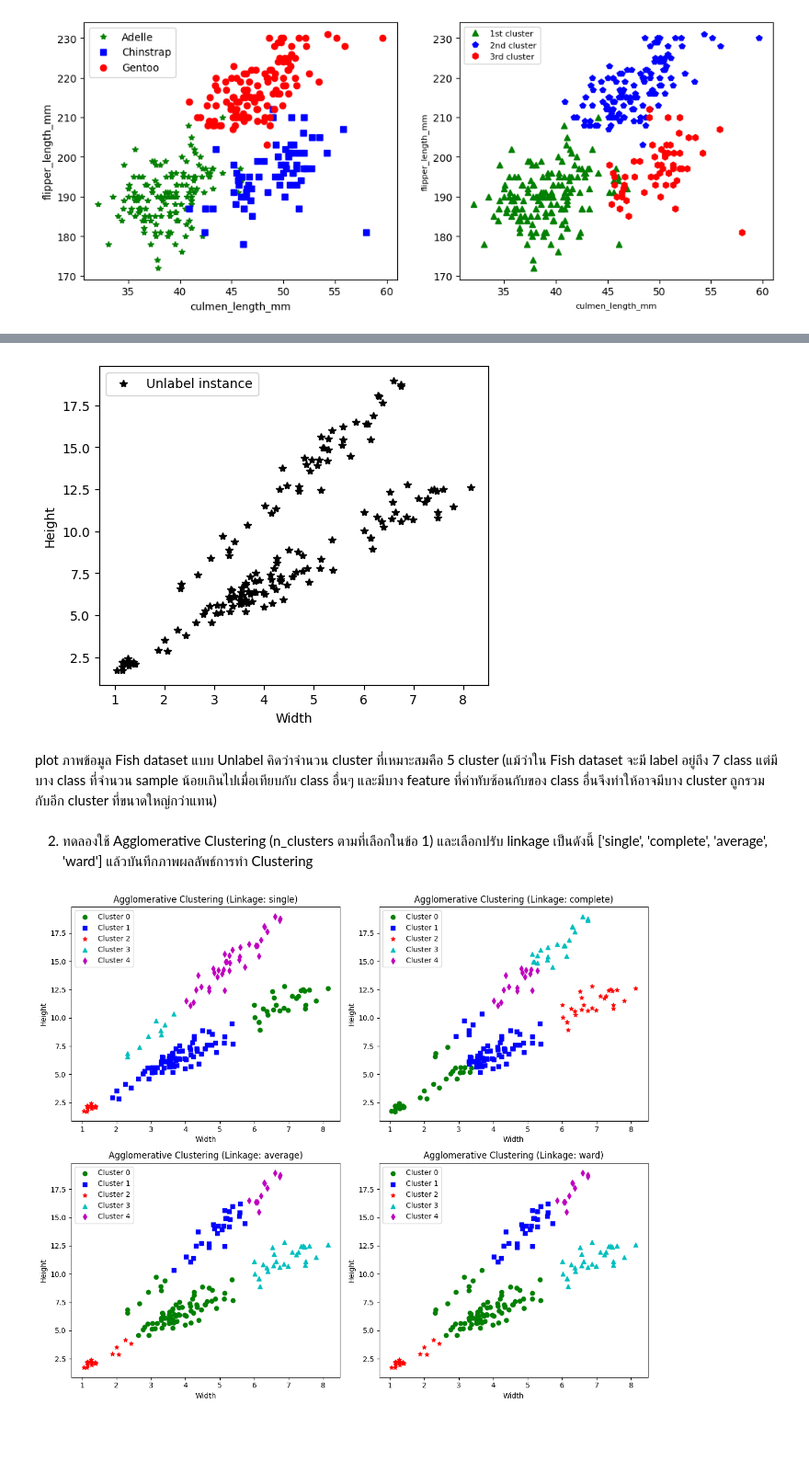
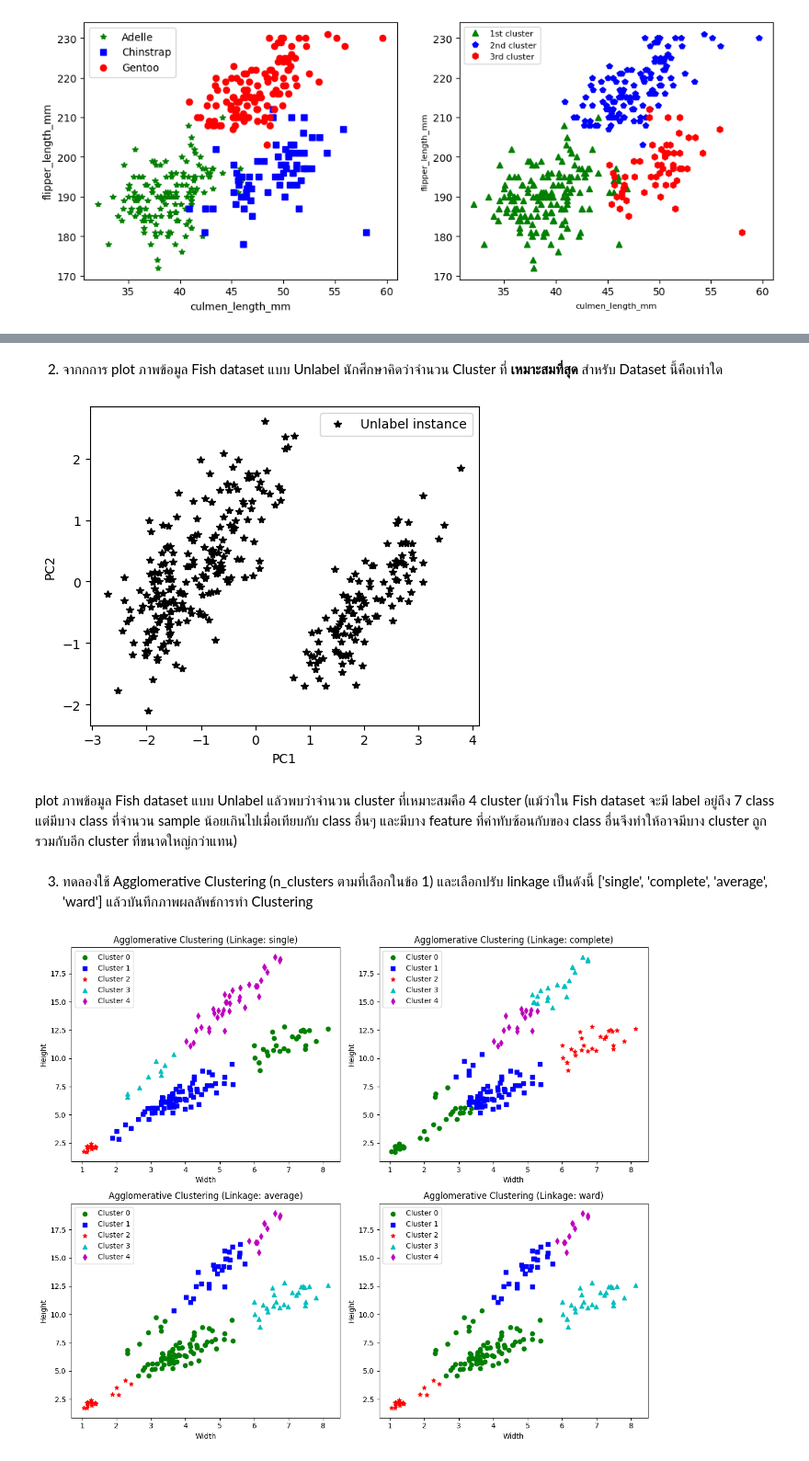
Before and after one commit to worachote1/Machine-Learning-Lab-KMITL, a Jupyter notebook: week_6_hw/W6-2_64010757.ipynb, the cells around one changed output, grey strips where cells are left out. Shown at 92% size. Cells and saved outputs as stored; diff of their text form; code cells hidden in the pictures; blank space fills up the shorter version.

```diff
--- a/week_6_hw/W6-2_AgglomerativeClustering & Kmean.ipynb
+++ b/week_6_hw/W6-2_64010757.ipynb
@@ -593,0 +600,12 @@ operable program or batch file.
+# %%
+from sklearn.decomposition import PCA
+
+fish_df = pd.read_csv('Fish.csv')
+X = fish_df.drop('Species', axis=1)
+X_train = scaler.fit_transform(X)
+
+n_component = 2
+pca_n = PCA(n_component )
+# pca_n.fit(X_train)
+X_pca = pca_n.fit_transform(X_scaled)
+print(f"หากใช้จำนวน components = {n_component} จะมีค่า explained variance ทั้งหมดเป็น {sum(pca_n.explained_variance_ratio_*100):.2f} % ของ dataset นี้")
@@ -594,24 +654,27 @@ operable program or batch file.
+# %% [markdown]
+2. จากกการ plot ภาพข้อมูล Fish dataset แบบ Unlabel นักศึกษาคิดว่าจำนวน Cluster ที่ **เหมาะสมที่สุด** สำหรับ Dataset นี้คือเท่าใด
 # %%
 fish_df = pd.read_csv('Fish.csv')
 X = fish_df.drop('Species', axis=1)
 X_fish_scaled = scaler.fit_transform(X).loc[:, ['Width', 'Height']]
 
 # Define unique colors and markers for each category
 colors = ['g', 'b', 'r', 'c', 'm', 'y', 'k']  # n distinct colors
 markers = ['o', 's', '*', '^', 'd', 'p', 'x']  # n distinct markers
 # Create the plot
 plt.figure(figsize=(12, 4.5))
 #unlabeled samples
 plt.subplot(122,)
-plt.plot(X[:]['Width'], X[:]['Height'], "k*", label="Unlabel instance")
-plt.xlabel("Width", fontsize=10)
-plt.ylabel("Height", fontsize=10)
+# plt.plot(X[:]['Width'], X[:]['Height'], "k*", label="Unlabel instance")
+plt.plot(X_pca[:, 0], X_pca[:, 1], "k*", label="Unlabel instance")
+plt.xlabel("PC1", fontsize=10)
+plt.ylabel("PC2", fontsize=10)
 plt.legend(fontsize=10)
 plt.show()
 # %% [output]
-[figure, old version]
+[figure, new version]
 # %% [markdown]
-plot ภาพข้อมูล Fish dataset แบบ Unlabel คิดว่าจํานวน cluster ที่เหมาะสมคือ 5 cluster (แม้ว่าใน Fish dataset จะมี label อยู่ถึง 7 class แต่มีบาง class ที่จํานวน sample น้อยเกินไปเมื่อเทียบกับ class อื่นๆ และมีบาง feature ที่ค่าทับซ้อนกับของ class อื่นจึงทําให้อาจมีบาง cluster ถูกรวมกับอีก cluster ที่ขนาดใหญ่กว่าแทน)
+plot ภาพข้อมูล Fish dataset แบบ Unlabel แล้วพบว่าจํานวน cluster ที่เหมาะสมคือ 4 cluster (แม้ว่าใน Fish dataset จะมี label อยู่ถึง 7 class แต่มีบาง class ที่จํานวน sample น้อยเกินไปเมื่อเทียบกับ class อื่นๆ และมีบาง feature ที่ค่าทับซ้อนกับของ class อื่นจึงทําให้อาจมีบาง cluster ถูกรวมกับอีก cluster ที่ขนาดใหญ่กว่าแทน)
 # %% [markdown]
-2. ทดลองใช้ Agglomerative Clustering (n_clusters ตามที่เลือกในข้อ 1) และเลือกปรับ linkage เป็นดังนี้ ['single', 'complete', 'average', 'ward'] แล้วบันทึกภาพผลลัพธ์การทำ Clustering
+3. ทดลองใช้ Agglomerative Clustering (n_clusters ตามที่เลือกในข้อ 1) และเลือกปรับ linkage เป็นดังนี้ ['single', 'complete', 'average', 'ward'] แล้วบันทึกภาพผลลัพธ์การทำ Clustering
 # %%
```
Also changed, not shown: parts of 12 cells of this notebook, 2 other files.
